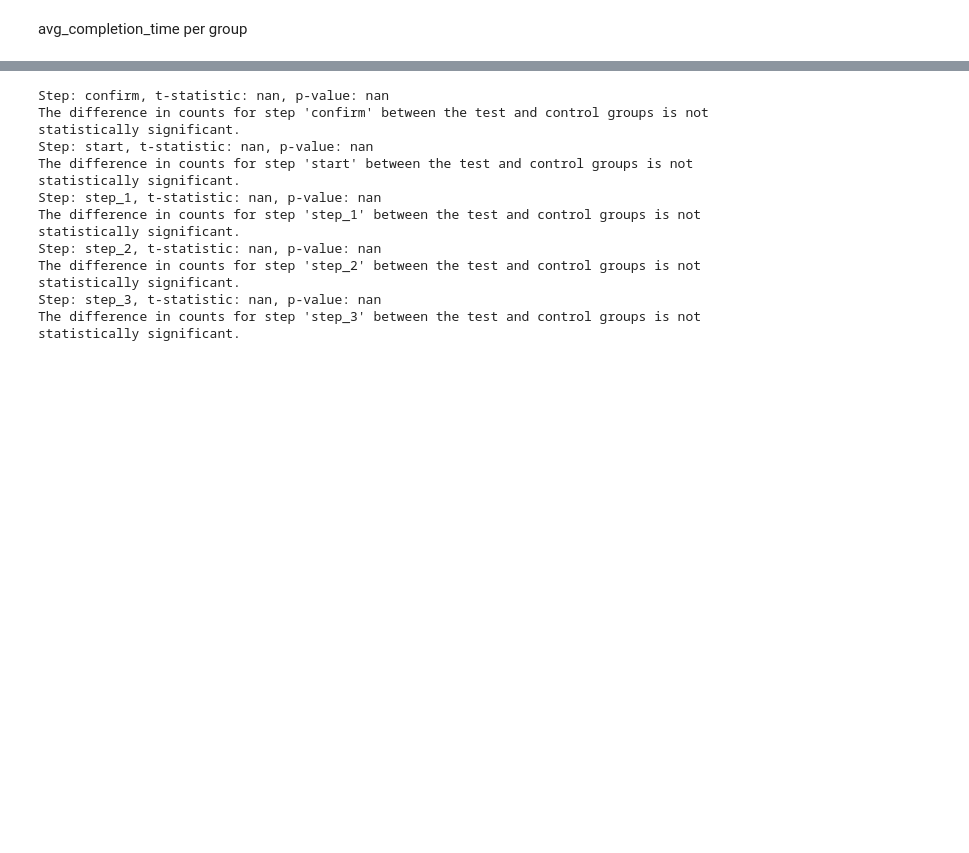
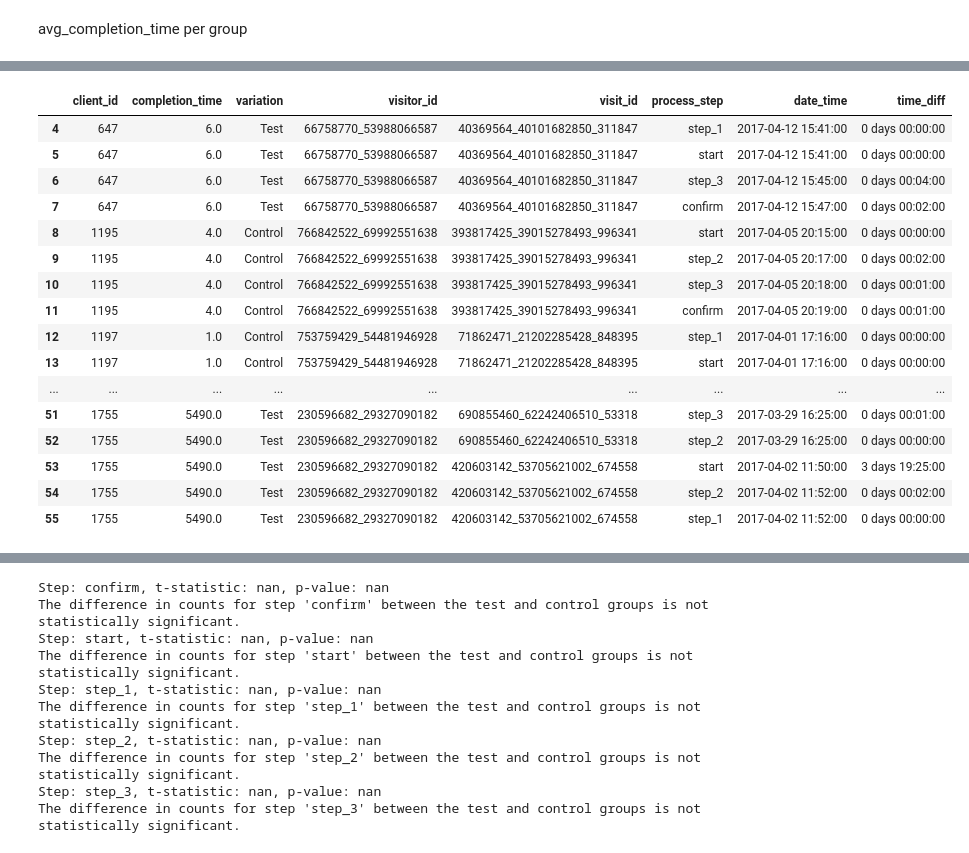
Before and after one commit to iSundhararajan/Project_2_IronHack, a Jupyter notebook: experiment_analysis.ipynb, the cells around one changed output, grey strips where cells are left out. Cells and saved outputs as stored; diff of their text form; code cells hidden in the pictures; blank space fills up the shorter version.

```diff
--- a/experiment_analysis.ipynb
+++ b/experiment_analysis.ipynb
@@ -389,6 +389,8 @@ Test            18611  21461   18740   18415   20709
 # %% [markdown]
 avg_completion_time per group
 # %%
+merged_df['client_id'] = merged_df['client_id'].astype(int)
+
 # Filter out clients who reached the confirm step
 clients_with_confirm = merged_df[merged_df['process_step'] == 'confirm']['client_id'].unique()
 filtered_clients_df = merged_df[merged_df['client_id'].isin(clients_with_confirm)]
@@ -399,10 +401,14 @@ confirm_times = filtered_clients_df[filtered_clients_df['process_step'] == 'conf
 
 completion_times = (confirm_times - start_times).reset_index()
 completion_times.columns = ['client_id', 'completion_time']
+completion_times['completion_time'] = completion_times['completion_time'].dt.total_seconds() / 60  # Convert to minutes
 
 # Merge completion times with variation data
 completion_times = completion_times.merge(merged_df, on='client_id')
 
+completion_times = completion_times.dropna(subset=['completion_time'])
+# completion_times.head(50)
+
 average_completion_time = completion_times.groupby('variation')['completion_time'].mean()
 
 print(average_completion_time)
@@ -413,0 +420,20 @@ Name: completion_time, dtype: timedelta64[ns]
+# %%
+completion_times.head(50)
+# %% [output]
+|  | client_id | completion_time | variation | visitor_id | visit_id | process_step | date_time | time_diff |
+| 4 | 647 | 6.0 | Test | 66758770_53988066587 | 40369564_40101682850_311847 | step_1 | 2017-04-12 15:41:00 | 0 days 00:00:00 |
+| 5 | 647 | 6.0 | Test | 66758770_53988066587 | 40369564_40101682850_311847 | start | 2017-04-12 15:41:00 | 0 days 00:00:00 |
+| 6 | 647 | 6.0 | Test | 66758770_53988066587 | 40369564_40101682850_311847 | step_3 | 2017-04-12 15:45:00 | 0 days 00:04:00 |
+| 7 | 647 | 6.0 | Test | 66758770_53988066587 | 40369564_40101682850_311847 | confirm | 2017-04-12 15:47:00 | 0 days 00:02:00 |
+| 8 | 1195 | 4.0 | Control | 766842522_69992551638 | 393817425_39015278493_996341 | start | 2017-04-05 20:15:00 | 0 days 00:00:00 |
+| 9 | 1195 | 4.0 | Control | 766842522_69992551638 | 393817425_39015278493_996341 | step_2 | 2017-04-05 20:17:00 | 0 days 00:02:00 |
+| 10 | 1195 | 4.0 | Control | 766842522_69992551638 | 393817425_39015278493_996341 | step_3 | 2017-04-05 20:18:00 | 0 days 00:01:00 |
+| 11 | 1195 | 4.0 | Control | 766842522_69992551638 | 393817425_39015278493_996341 | confirm | 2017-04-05 20:19:00 | 0 days 00:01:00 |
+| 12 | 1197 | 1.0 | Control | 753759429_54481946928 | 71862471_21202285428_848395 | step_1 | 2017-04-01 17:16:00 | 0 days 00:00:00 |
+| 13 | 1197 | 1.0 | Control | 753759429_54481946928 | 71862471_21202285428_848395 | start | 2017-04-01 17:16:00 | 0 days 00:00:00 |
+| ... | ... | ... | ... | ... | ... | ... | ... | ... |
+| 51 | 1755 | 5490.0 | Test | 230596682_29327090182 | 690855460_62242406510_53318 | step_3 | 2017-03-29 16:25:00 | 0 days 00:01:00 |
+| 52 | 1755 | 5490.0 | Test | 230596682_29327090182 | 690855460_62242406510_53318 | step_2 | 2017-03-29 16:25:00 | 0 days 00:00:00 |
+| 53 | 1755 | 5490.0 | Test | 230596682_29327090182 | 420603142_53705621002_674558 | start | 2017-04-02 11:50:00 | 3 days 19:25:00 |
+| 54 | 1755 | 5490.0 | Test | 230596682_29327090182 | 420603142_53705621002_674558 | step_2 | 2017-04-02 11:52:00 | 0 days 00:02:00 |
+| 55 | 1755 | 5490.0 | Test | 230596682_29327090182 | 420603142_53705621002_674558 | step_1 | 2017-04-02 11:52:00 | 0 days 00:00:00 |
```
Also changed, not shown: parts of 8 cells of this notebook, 1 other file.
